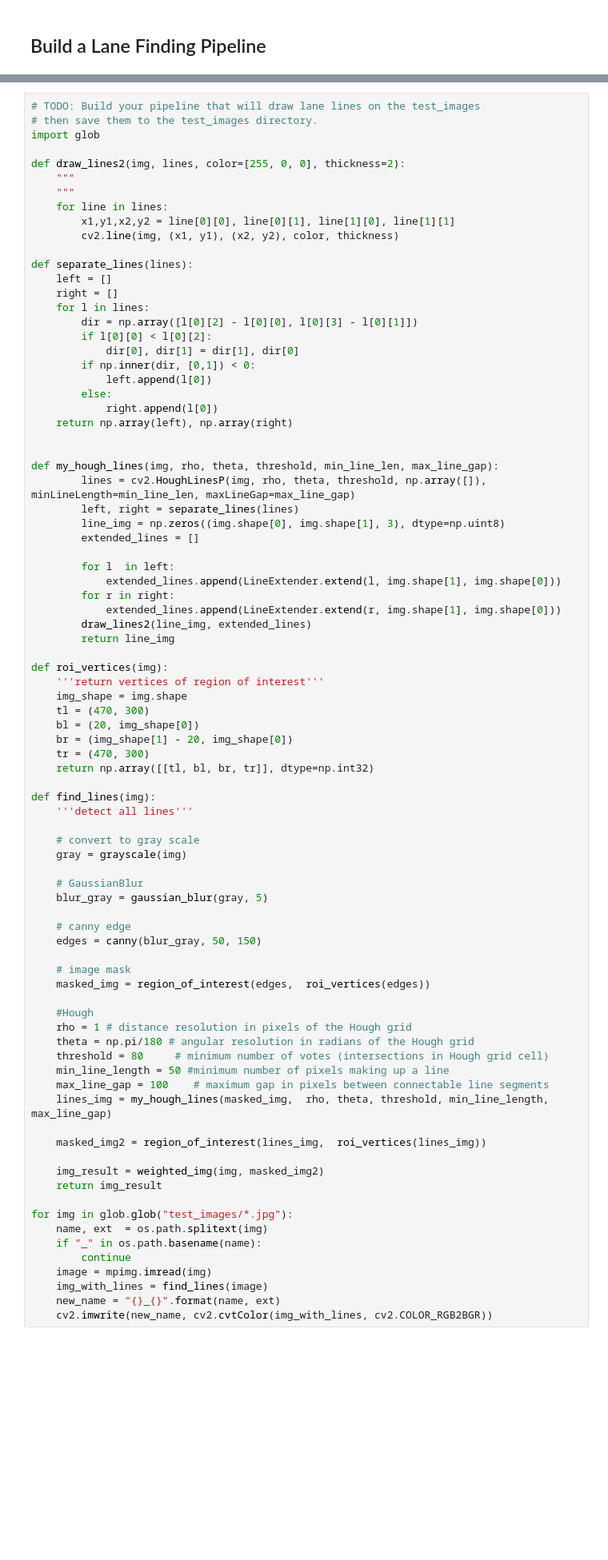
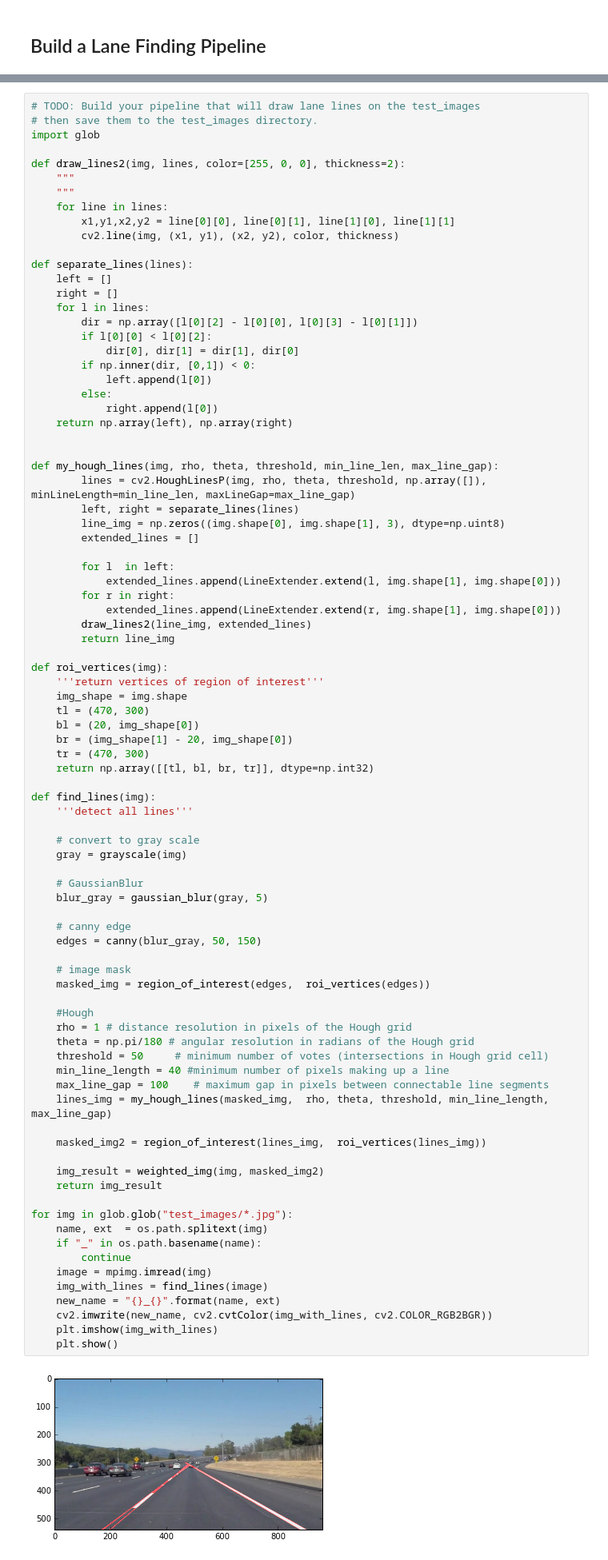
Before and after one commit to TakashiNakagawa/CarND-LaneLines-P1, a Jupyter notebook: P1.ipynb, the cells around one changed output, grey strips where cells are left out. Shown at 80% size. Saved outputs shown, nothing was run; the diff lists cells and outputs as text; blank space fills up the shorter version.

```diff
--- a/P1.ipynb
+++ b/P1.ipynb
@@ -310,32 +317,36 @@ def find_lines(img):
     gray = grayscale(img)
 
     # GaussianBlur
     blur_gray = gaussian_blur(gray, 5)
 
     # canny edge
     edges = canny(blur_gray, 50, 150)
 
     # image mask
     masked_img = region_of_interest(edges,  roi_vertices(edges))
 
     #Hough
     rho = 1 # distance resolution in pixels of the Hough grid
     theta = np.pi/180 # angular resolution in radians of the Hough grid
-    threshold = 80     # minimum number of votes (intersections in Hough grid cell)
-    min_line_length = 50 #minimum number of pixels making up a line
+    threshold = 50     # minimum number of votes (intersections in Hough grid cell)
+    min_line_length = 40 #minimum number of pixels making up a line
     max_line_gap = 100    # maximum gap in pixels between connectable line segments
     lines_img = my_hough_lines(masked_img,  rho, theta, threshold, min_line_length, max_line_gap)
 
     masked_img2 = region_of_interest(lines_img,  roi_vertices(lines_img))
 
     img_result = weighted_img(img, masked_img2)
     return img_result
 
 for img in glob.glob("test_images/*.jpg"):
     name, ext  = os.path.splitext(img)
     if "_" in os.path.basename(name):
         continue
     image = mpimg.imread(img)
     img_with_lines = find_lines(image)
     new_name = "{}_{}".format(name, ext)
     cv2.imwrite(new_name, cv2.cvtColor(img_with_lines, cv2.COLOR_RGB2BGR))
+    plt.imshow(img_with_lines)
+    plt.show()
+# %% [output]
+[figure, added]
```
Also changed, not shown: parts of 9 cells of this notebook, 11 other files.
